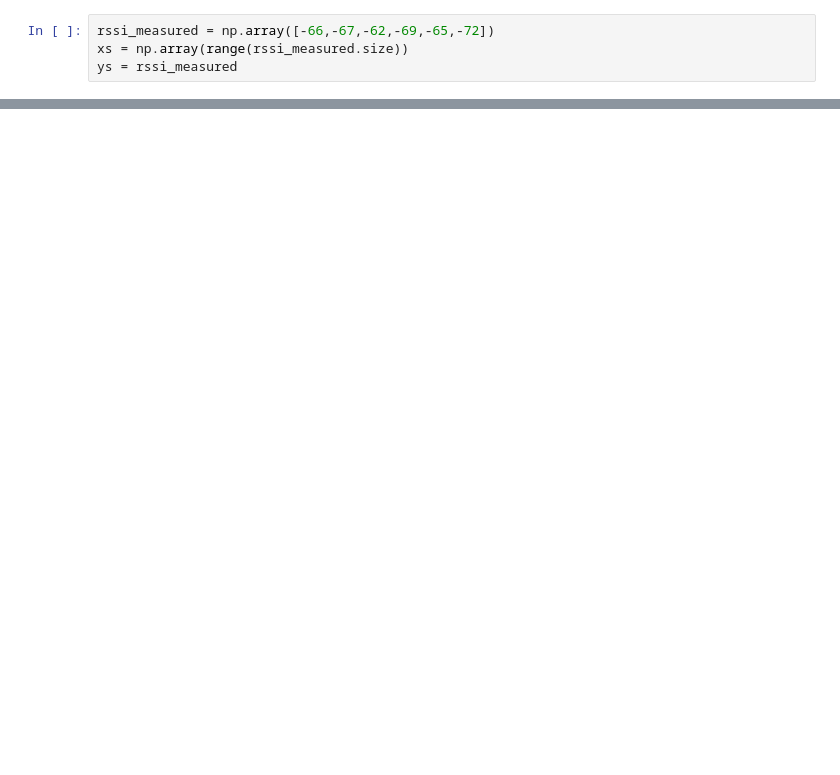
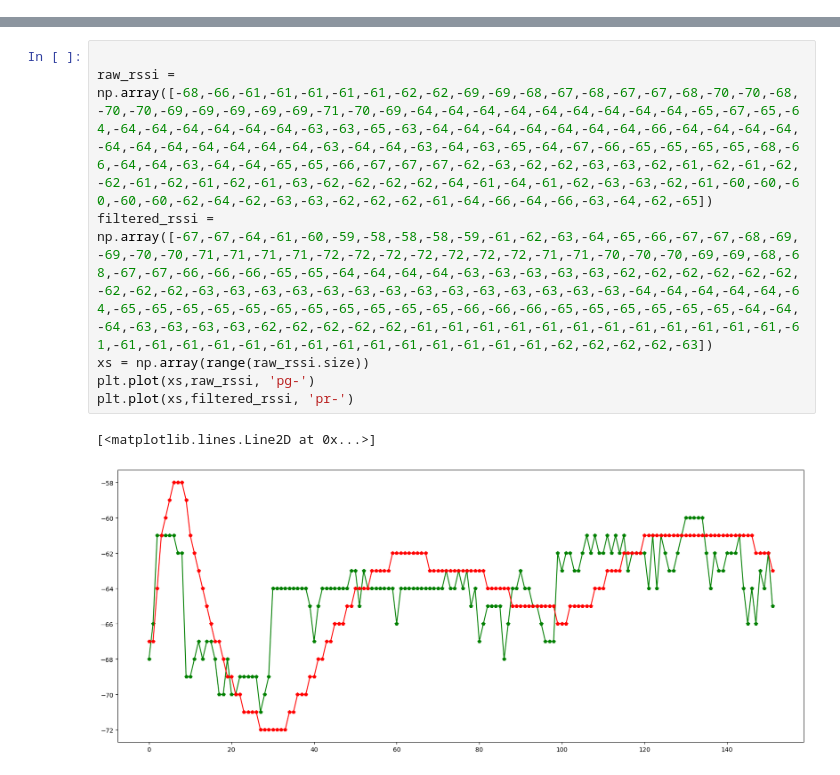
Before and after one commit to thanhhuynhk17/radiomap, a Jupyter notebook: kalman.ipynb, the cells around one changed output, grey strips where cells are left out. Saved outputs shown, nothing was run; the diff lists cells and outputs as text; blank space fills up the shorter version.

```diff
--- a/kalman.ipynb
+++ b/kalman.ipynb
@@ -4,4 +7,0 @@ import matplotlib.pylab as plt
-# %%
-rssi_measured = np.array([-66,-67,-62,-69,-65,-72])
-xs = np.array(range(rssi_measured.size))
-ys = rssi_measured
@@ -15,0 +163,10 @@ Text(0, 0.5, 'RSSI value (dBm)')
+# %%
+
+raw_rssi = np.array([-68,-66,-61,-61,-61,-61,-61,-62,-62,-69,-69,-68,-67,-68,-67,-67,-68,-70,-70,-68,-70,-70,-69,-69,-69,-69,-69,-71,-70,-69,-64,-64,-64,-64,-64,-64,-64,-64,-64,-65,-67,-65,-64,-64,-64,-64,-64,-64,-64,-63,-63,-65,-63,-64,-64,-64,-64,-64,-64,-64,-66,-64,-64,-64,-64,-64,-64,-64,-64,-64,-64,-64,-63,-64,-64,-63,-64,-63,-65,-64,-67,-66,-65,-65,-65,-65,-68,-66,-64,-64,-63,-64,-64,-65,-65,-66,-67,-67,-67,-62,-63,-62,-62,-63,-63,-62,-61,-62,-61,-62,-62,-61,-62,-61,-62,-61,-63,-62,-62,-62,-62,-64,-61,-64,-61,-62,-63,-63,-62,-61,-60,-60,-60,-60,-60,-62,-64,-62,-63,-63,-62,-62,-62,-61,-64,-66,-64,-66,-63,-64,-62,-65])
+filtered_rssi = np.array([-67,-67,-64,-61,-60,-59,-58,-58,-58,-59,-61,-62,-63,-64,-65,-66,-67,-67,-68,-69,-69,-70,-70,-71,-71,-71,-71,-72,-72,-72,-72,-72,-72,-72,-71,-71,-70,-70,-70,-69,-69,-68,-68,-67,-67,-66,-66,-66,-65,-65,-64,-64,-64,-64,-63,-63,-63,-63,-63,-62,-62,-62,-62,-62,-62,-62,-62,-62,-63,-63,-63,-63,-63,-63,-63,-63,-63,-63,-63,-63,-63,-63,-64,-64,-64,-64,-64,-64,-65,-65,-65,-65,-65,-65,-65,-65,-65,-65,-65,-66,-66,-66,-65,-65,-65,-65,-65,-65,-64,-64,-64,-63,-63,-63,-63,-62,-62,-62,-62,-62,-61,-61,-61,-61,-61,-61,-61,-61,-61,-61,-61,-61,-61,-61,-61,-61,-61,-61,-61,-61,-61,-61,-61,-61,-61,-61,-61,-62,-62,-62,-62,-63])
+xs = np.array(range(raw_rssi.size))
+plt.plot(xs,raw_rssi, 'pg-')
+plt.plot(xs,filtered_rssi, 'pr-')
+# %% [output]
+[<matplotlib.lines.Line2D at 0x...>]
+[figure, added]
```
Also changed, not shown: parts of 9 cells of this notebook, 25 other files.
